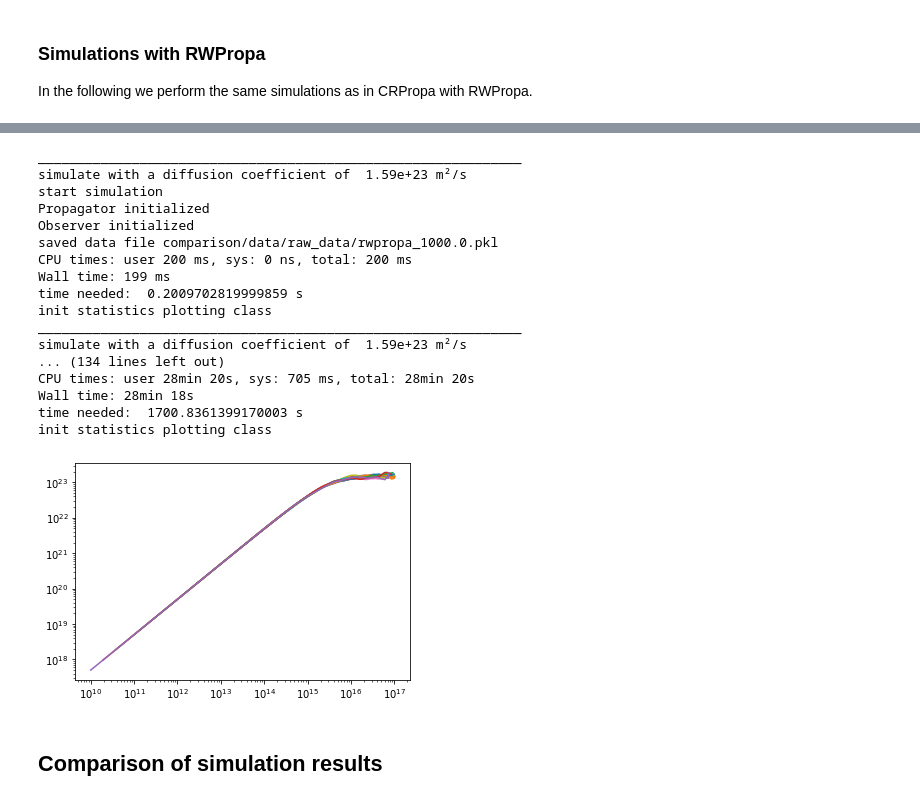
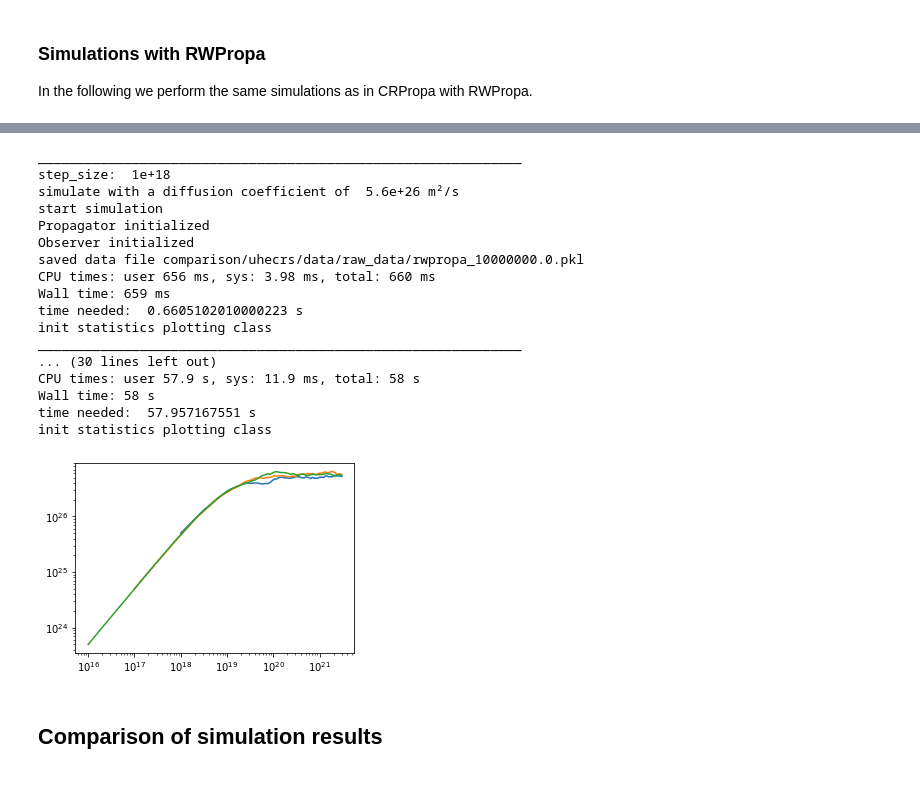
Before and after one commit to reichherzerp/PropPy, a Jupyter notebook: comparison/Comparison of UHECRs in IGMFs.ipynb, the cells around one changed output, grey strips where cells are left out. Drawn from its saved outputs; the diff is of its cells as text; code cells hidden in the pictures.

```diff
--- a/comparison/Comparison of UHECRs in IGMFs.ipynb
+++ b/comparison/Comparison of UHECRs in IGMFs.ipynb
@@ -46,6 +46,6 @@ Particles are in the quasi-ballistic transport regime ($r_\mathrm{g} \gg l_\math
 \end{align}
 # %%
-kappa_theory = 5.6*10**32 # [m^2/s]
+kappa_theory = 5.6*10**26 # [km^2/s]
 # %% [markdown]
 This theoretical diffusion coefficient serves as an input for the RWPropa simulation and as a reference for the numerical simulations.
 
@@ -57,6 +57,6 @@ Particles become diffusive at trajectory lengths of about $\lambda$, which is wh
 # %%
-lambda_theory = 5.6*10**24 # [m]
-traj_max = 3*10**26 # [m]
+lambda_theory = 5.6*10**21 # [km]
+traj_max = 3*10**21 # [km]
 # %% [markdown]
 ### Simulations with CRPropa
 CRPropa is a state of the art propagation code that can propagate CRs by solving both the equation of motion (ballistic) and the transport equation (diffusive) in arbitrary magnetic fields.
@@ -74,4 +74,8 @@ The raw data (position, momentum,..) of the simulations are stored in *path_data
 ### Simulations with RWPropa
 In the following we perform the same simulations as in CRPropa with RWPropa.
 # %%
-step_sizes = np.logspace(21, 25, 15)
+step_sizes = np.logspace(16, 18, 3) # [km]
+# %%
+sim = rw.IsotropicSimulation(nr_particles = 10**2, energy = energy, step_size = step_sizes[-1], nr_steps = nr_steps, diffusion_coefficient_para = kappa_theory, nr_obs_steps = 100)
+sim.simulate(file_name)
+sim.get_simulation_info()
@@ -78,48 +100,54 @@ step_sizes = np.logspace(21, 25, 15)
 # %%
-sim = rw.IsotropicSimulation(nr_particles = 10**2, energy = energy, step_size = 10**14, nr_steps = 10, diffusion_coefficient_para = kappa_theory, nr_obs_steps = 1)
 df_sim_data = pd.DataFrame(columns=('step_size', 'time', 'kappa', 'kappa_err'))
 
 fig = plt.figure(figsize=(5,3.5))
-for i, step_size in enumerate(step_sizes[::-1]):
+# start with large step sizes first, as these simulations are faster
+step_sized_reversed = np.insert(step_sizes[::-1], 0, step_sizes[-1], axis=0)
+for i, step_size in enumerate(step_sized_reversed):
     print('______________________________________________________________')
+    print('step_size: ', step_size)
     nr_steps = int(traj_max/step_size)
     sim = rw.IsotropicSimulation(nr_particles = 10**2, energy = energy, step_size = step_size, nr_steps = nr_steps, diffusion_coefficient_para = kappa_theory, nr_obs_steps = 100)
     file_name = path_data_raw+'/rwpropa_'+str(step_size/10**11)
     start_time = time.process_time()
     %time sim.simulate(file_name)
     time_needed = time.process_time() - start_time
     print('time needed: ', time_needed, 's')
     df = pd.read_pickle(file_name+'.pkl')
     sta = rw.Statistics(df)
     df_kappas = sta.get_diffusion_coefficients()
-    df_sim_data.loc[i] = [step_size, time_needed, np.mean(df_kappas['kappa'][-10:]), np.std(df_kappas['kappa'][-10:])]
+    if i == 0:
+        print('______________________________________________________________')
+        print('Finished setup test - starting now with the convergence test!')
+        continue
+    df_sim_data.loc[i-1] = [step_size, time_needed, np.mean(df_kappas['kappa'][-10:]), np.std(df_kappas['kappa'][-10:])]
     plt.plot(df_kappas['l'], (df_kappas['kappa']))
     file_name = path_data+'/sim_result_rwp_'
     np.save(file_name+str(step_size/10**11)+'_l.npy', np.array(df_kappas['l']))
     np.save(file_name+str(step_size/10**11)+'_kappa.npy', np.array(df_kappas['kappa']))
 
 plt.loglog()
 file_name_results = path_data+'/rwp_sim_data.pkl'
 df_sim_data.to_pickle(file_name_results)
 # %% [output]
 ______________________________________________________________
-simulate with a diffusion coefficient of  1.59e+23 m²/s
+step_size:  1e+18
+simulate with a diffusion coefficient of  5.6e+26 m²/s
 start simulation
 Propagator initialized
 Observer initialized
-saved data file comparison/data/raw_data/rwpropa_1000.0.pkl
-CPU times: user 200 ms, sys: 0 ns, total: 200 ms
-Wall time: 199 ms
-time needed:  0.2009702819999859 s
+saved data file comparison/uhecrs/data/raw_data/rwpropa_10000000.0.pkl
+CPU times: user 656 ms, sys: 3.98 ms, total: 660 ms
+Wall time: 659 ms
+time needed:  0.6605102010000223 s
 init statistics plotting class
 ______________________________________________________________
-simulate with a diffusion coefficient of  1.59e+23 m²/s
-... (134 lines left out)
-CPU times: user 28min 20s, sys: 705 ms, total: 28min 20s
-Wall time: 28min 18s
-time needed:  1700.8361399170003 s
+... (30 lines left out)
+CPU times: user 57.9 s, sys: 11.9 ms, total: 58 s
+Wall time: 58 s
+time needed:  57.957167551 s
 init statistics plotting class
-[figure, old version]
+[figure, new version]
 # %% [markdown]
 ## Comparison of simulation results
 # %%
```
Also changed, not shown: parts of 6 cells of this notebook, 3 other files.
